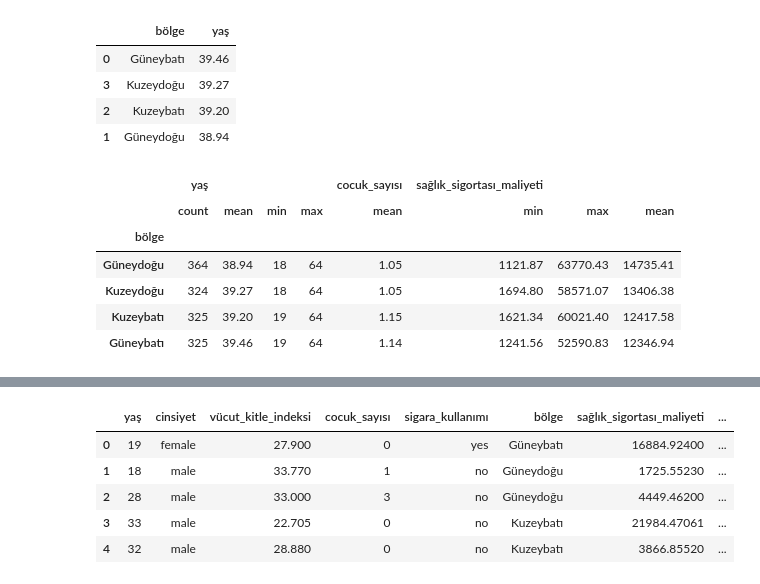
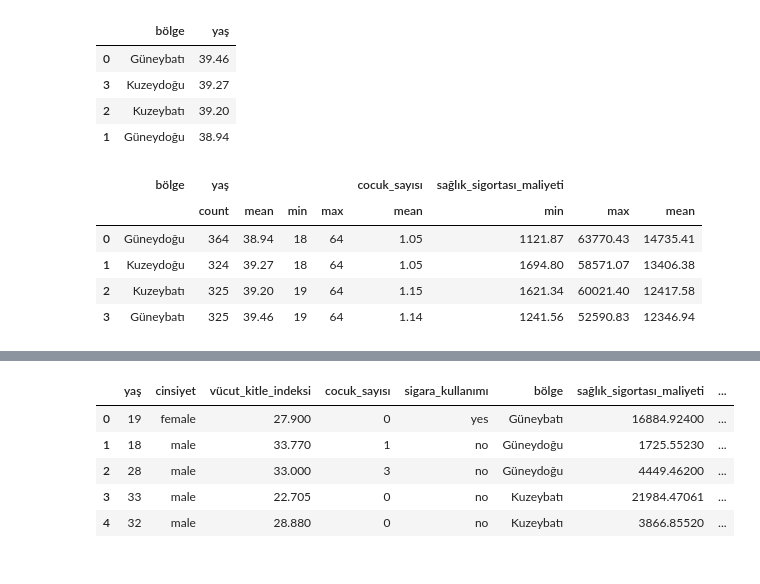
Before and after one commit to yigitcetincakmak/health-insurance-cost-prediction, a Jupyter notebook: 01_eda_and_preprocessing.ipynb, the cells around one changed output, grey strips where cells are left out. Cells and saved outputs as stored; diff of their text form; code cells hidden in the pictures.

```diff
--- a/01_eda_and_preprocessing.ipynb
+++ b/01_eda_and_preprocessing.ipynb
@@ -146,16 +201,17 @@ df.groupby("bölge")["yaş"].mean().round(2).reset_index().sort_values(by = "ya
 | 2 | Kuzeybatı | 39.20 |
 | 1 | Güneydoğu | 38.94 |
 # %%
-df.groupby("bölge").agg({"yaş" : ["count","mean","min","max"],
+grafik_groupby = df.groupby("bölge").agg({"yaş" : ["count","mean","min","max"],
                          "cocuk_sayısı" : ["mean"],
                          "sağlık_sigortası_maliyeti" : ["min","max","mean"]
 
-                         }).round(2).sort_values(("sağlık_sigortası_maliyeti","mean"),ascending=False)
+                         }).round(2).sort_values(("sağlık_sigortası_maliyeti","mean"),ascending=False).reset_index()
+
+grafik_groupby
 # %% [output]
-|  | yaş |  |  |  | cocuk_sayısı | sağlık_sigortası_maliyeti |  |  |
-|  | count | mean | min | max | mean | min | max | mean |
-| bölge |  |  |  |  |  |  |  |  |
-| Güneydoğu | 364 | 38.94 | 18 | 64 | 1.05 | 1121.87 | 63770.43 | 14735.41 |
-| Kuzeydoğu | 324 | 39.27 | 18 | 64 | 1.05 | 1694.80 | 58571.07 | 13406.38 |
-| Kuzeybatı | 325 | 39.20 | 19 | 64 | 1.15 | 1621.34 | 60021.40 | 12417.58 |
-| Güneybatı | 325 | 39.46 | 19 | 64 | 1.14 | 1241.56 | 52590.83 | 12346.94 |
+|  | bölge | yaş |  |  |  | cocuk_sayısı | sağlık_sigortası_maliyeti |  |  |
+|  |  | count | mean | min | max | mean | min | max | mean |
+| 0 | Güneydoğu | 364 | 38.94 | 18 | 64 | 1.05 | 1121.87 | 63770.43 | 14735.41 |
+| 1 | Kuzeydoğu | 324 | 39.27 | 18 | 64 | 1.05 | 1694.80 | 58571.07 | 13406.38 |
+| 2 | Kuzeybatı | 325 | 39.20 | 19 | 64 | 1.15 | 1621.34 | 60021.40 | 12417.58 |
+| 3 | Güneybatı | 325 | 39.46 | 19 | 64 | 1.14 | 1241.56 | 52590.83 | 12346.94 |
```
Also changed, not shown: parts of 10 cells of this notebook.
